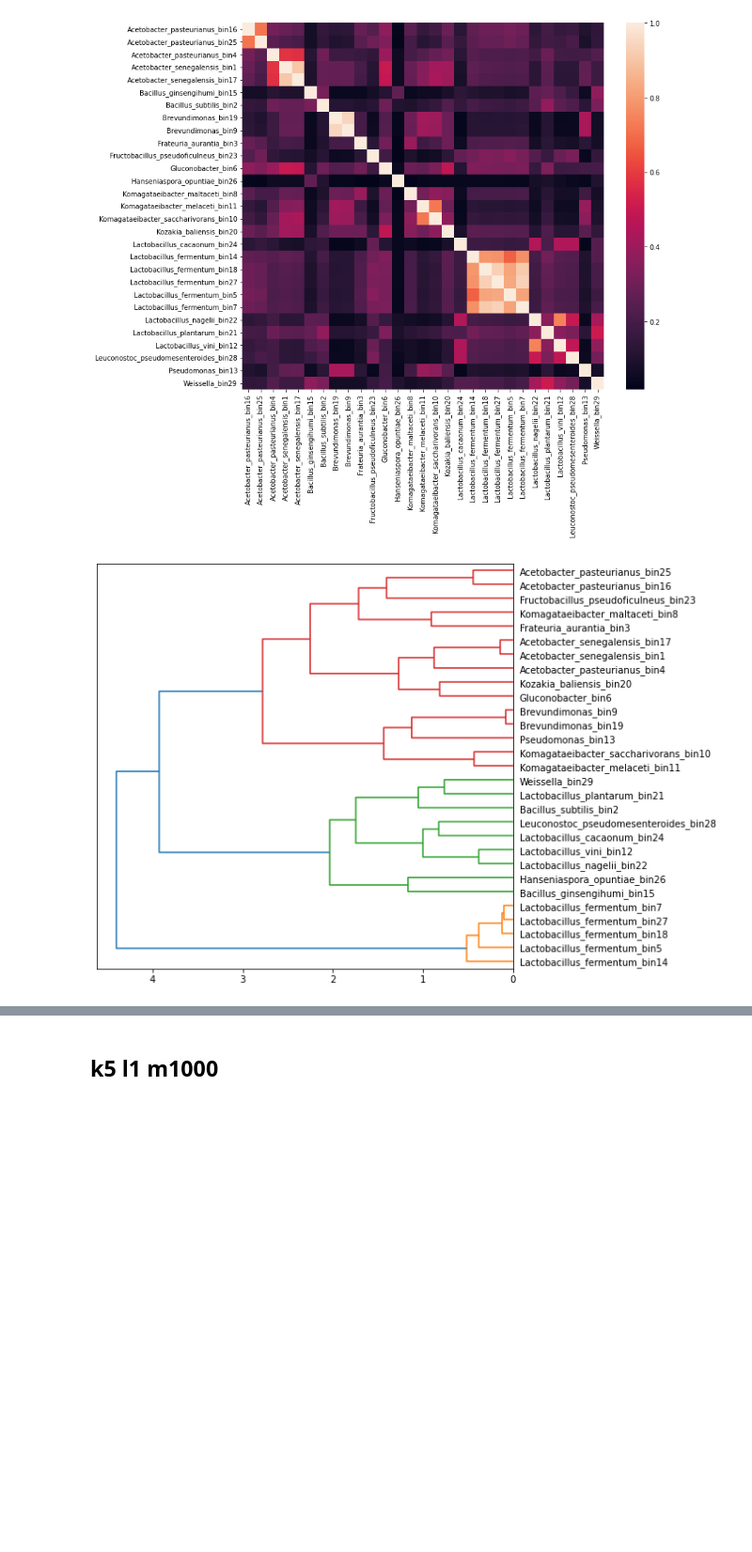
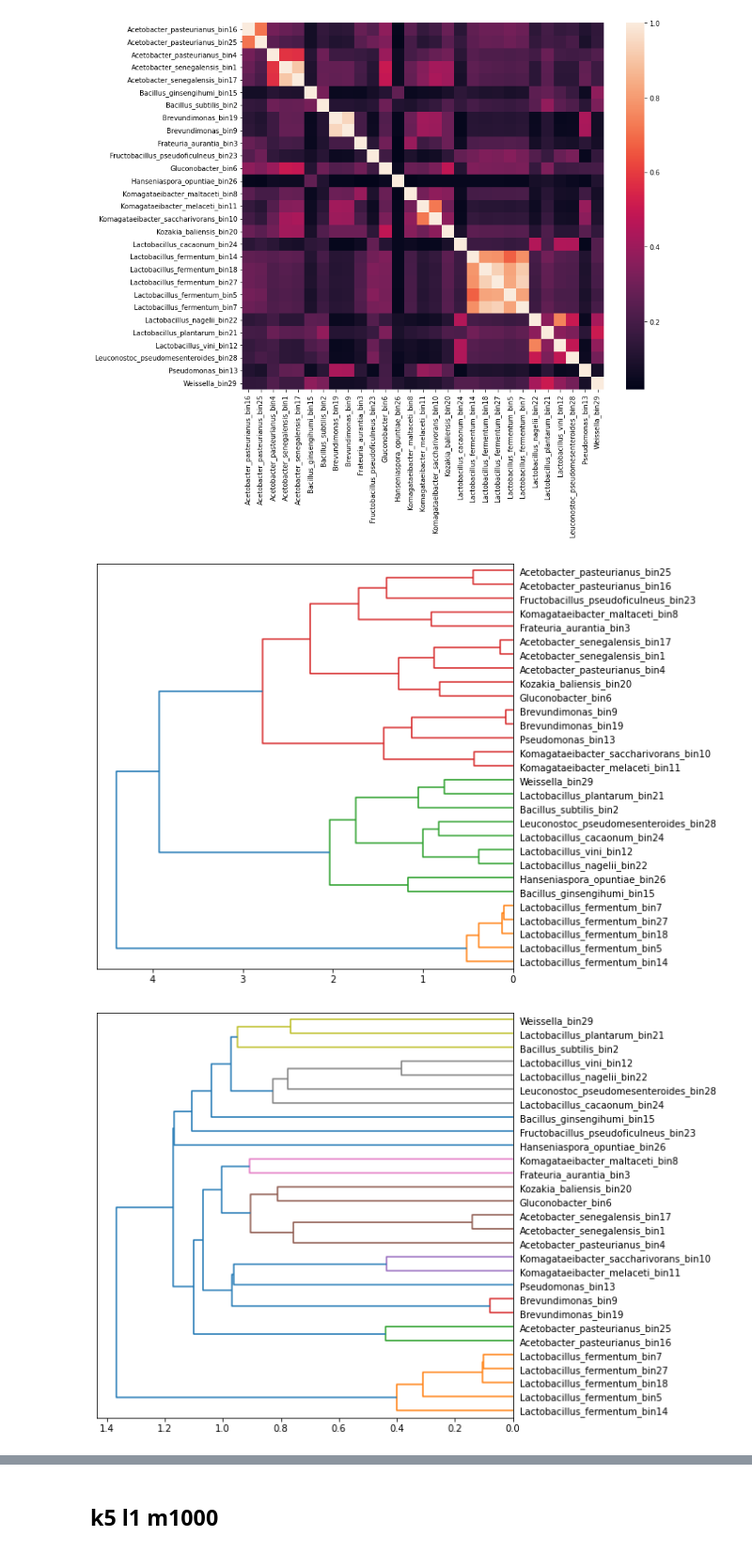
Before and after one commit to LuiggiTenorioK/minhash-benchmark, a Jupyter notebook: src/clustering.ipynb, the cells around one changed output, grey strips where cells are left out. Shown at 94% size. Cells and saved outputs as stored; diff of their text form; code cells hidden in the pictures; blank space fills up the shorter version.

```diff
--- a/src/clustering.ipynb
+++ b/src/clustering.ipynb
@@ -100,9 +105,11 @@ sns.heatmap(omh_heatmap)
 <AxesSubplot:>
 [figure]
 # %%
-omh_clusters = linkage(omh_heatmap, method="ward")
-plt.figure(figsize=(8, 8))
-dendrogram(omh_clusters, labels=omh_heatmap.index, leaf_rotation=0, orientation="left")
-plt.show()
+for meth in ["ward", "single", "complete", "average"]:
+    omh_clusters = linkage(omh_heatmap, method=meth)
+    plt.figure(figsize=(8, 8))
+    dendrogram(omh_clusters, labels=omh_heatmap.index, leaf_rotation=0, orientation="left")
+    plt.show()
 # %% [output]
 [figure]
+[figure, added]
```
Also changed, not shown: parts of 8 cells of this notebook.
